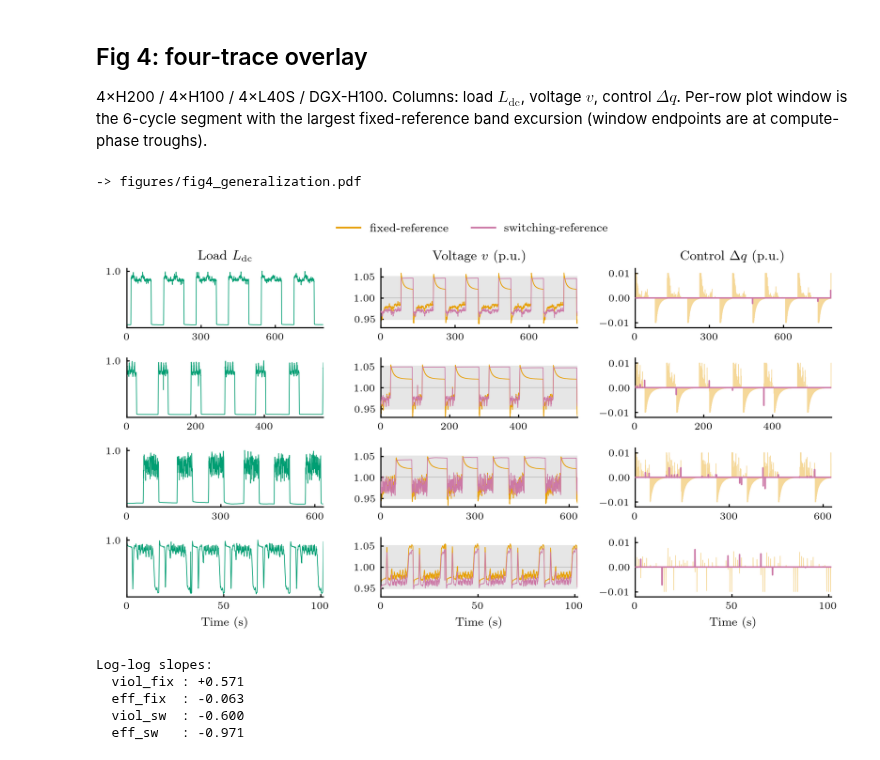
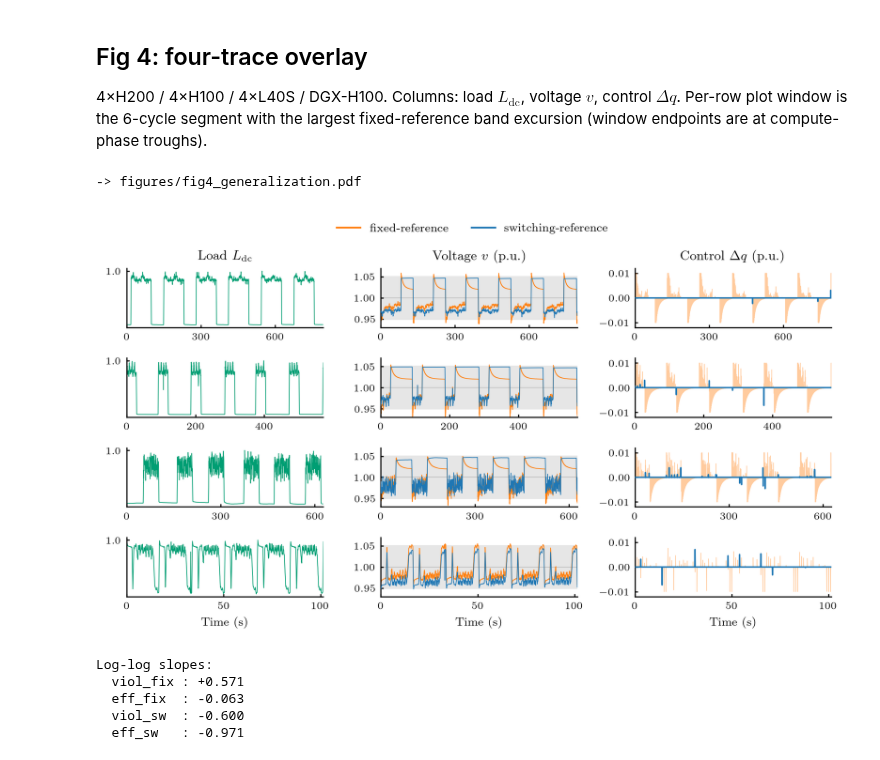
Before and after one commit to yan-mingyuan/switchref, a Jupyter notebook: main.ipynb, the cells around one changed output. Saved outputs shown, nothing was run; the diff lists cells and outputs as text; code cells hidden in the pictures.

Commit message:
Fig 4: switch fixed/switching to matplotlib tab:orange/tab:blue

```diff
--- a/main.ipynb
+++ b/main.ipynb
@@ -182,8 +182,10 @@ plt.show()
 4&times;H200 / 4&times;H100 / 4&times;L40S / DGX-H100. Columns: load $L_{\mathrm{dc}}$, voltage $v$, control $\Delta q$. Per-row plot window is the 6-cycle segment with the largest fixed-reference band excursion (window endpoints are at compute-phase troughs).
 # %%
 BUS = 20             # data-center bus (label 22)
-C_FIX = '#E69F00'    # Wong orange for fixed-reference (warm = warning)
-C_SW  = '#CC79A7'    # Wong reddish purple for switching-reference
+# C_FIX = '#E69F00'    # Wong orange (colorblind-safe alternative)
+# C_SW  = '#CC79A7'    # Wong reddish purple
+C_FIX = '#ff7f0e'    # matplotlib tab:orange for fixed-reference
+C_SW  = '#1f77b4'    # matplotlib tab:blue for switching-reference
 C_PWR = '#009E73'    # Wong bluish-green for the (shared) data center load input
 
 from scipy.signal import find_peaks
@@ -293,34 +295,34 @@ for r, (name, cyc, t0) in enumerate(EXPS_FIG4):
         axP.set_title(r'Load $L_{\mathrm{dc}}$', fontsize=9)
         axV.set_title(r'Voltage $v$ (p.u.)', fontsize=9)
         axQ.set_title(r'Control $\Delta q$ (p.u.)', fontsize=9)
 
     _half = (tB - tA) / 2
     _mag = 10.0 ** np.floor(np.log10(_half))
     _step = next(m * _mag for m in (5, 3, 2, 1) if m * _mag <= _half + 1e-9)
     xticks = [0, _step, 2 * _step]
     for ax in (axP, axV, axQ):
         ax.set_xlim(0, tB - tA)
         ax.tick_params(labelsize=7, direction='in', length=2.0)
         ax.set_xticks(xticks)
         ax.spines[['top', 'right']].set_visible(False)
         if r == len(EXPS_FIG4) - 1:
             ax.set_xlabel('Time (s)', fontsize=8)
 
 from matplotlib.lines import Line2D
 handles = [Line2D([0], [0], color=C_FIX, lw=1.2),
            Line2D([0], [0], color=C_SW,  lw=1.2)]
 fig.legend(handles, ['fixed-reference', 'switching-reference'],
            loc='upper center', ncol=2, fontsize=8, frameon=False,
            bbox_to_anchor=(0.5, 1.02))
 fig.tight_layout(rect=[0, 0, 1, 0.97])
 
 out_fig4 = FIG_DIR / 'fig4_generalization.pdf'
 fig.savefig(out_fig4, format='pdf', bbox_inches='tight', pad_inches=0.02)
 print('-> figures/fig4_generalization.pdf')
 plt.show()
 # %% [output]
 -> figures/fig4_generalization.pdf
-[figure, old version]
+[figure, new version]
 # %%
 Ts = np.array([r['cycle_s'] for r in table_rows], dtype=float)
 viol_fix = np.array([r['fix_viol'] for r in table_rows])
```
Also changed, not shown: parts of 1 cell of this notebook, 1 other file.
